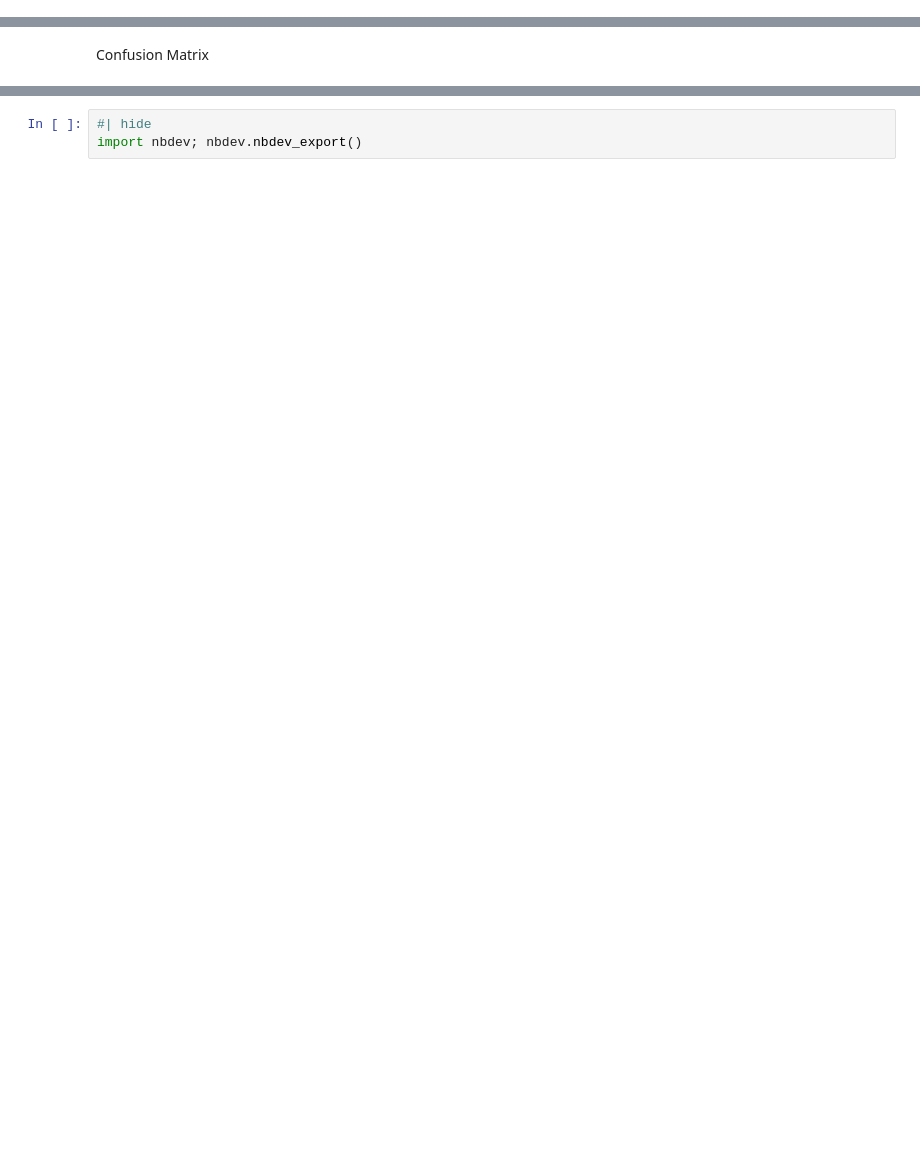
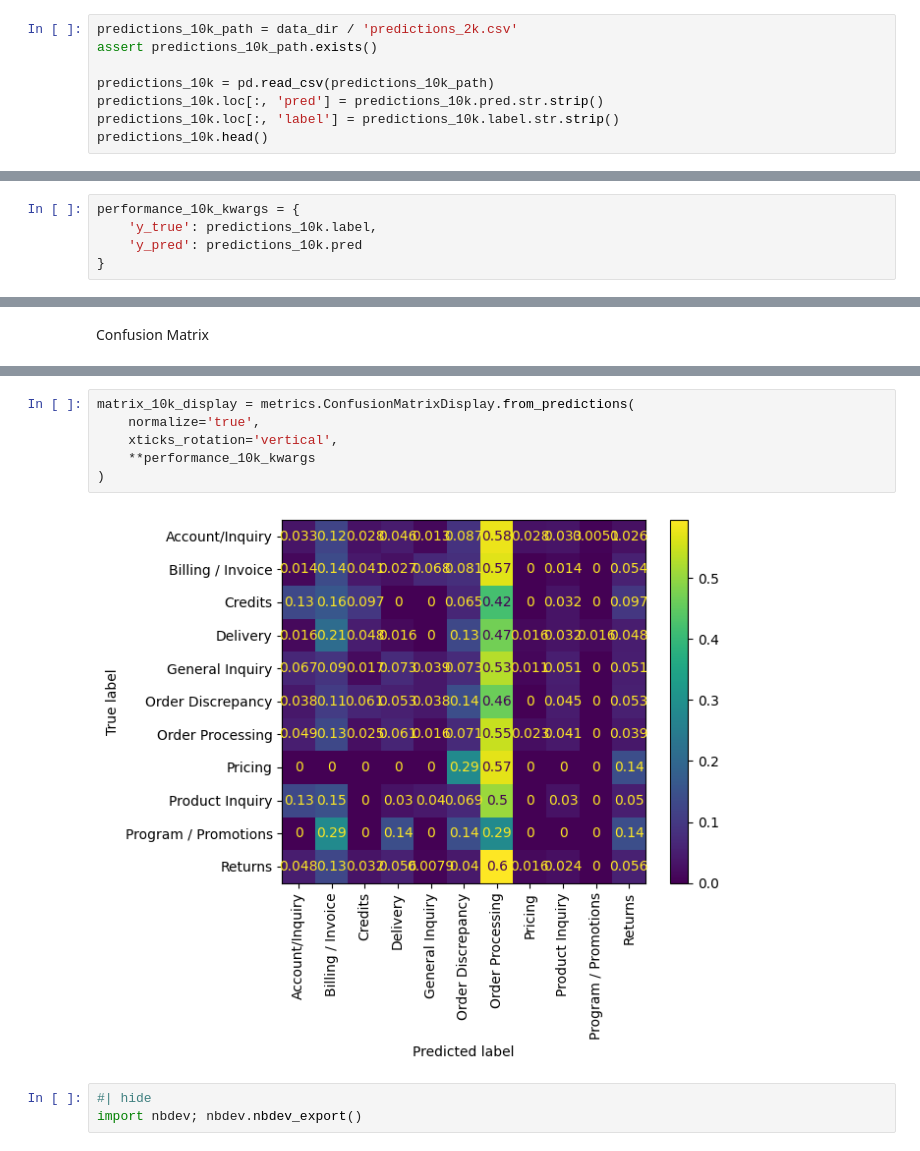
Before and after one commit to cah-jake-bergren/customer_service_email_classification, a Jupyter notebook: nbs/05_evaluate.ipynb, the cells around one changed output, grey strips where cells are left out. Drawn from its saved outputs; the diff is of its cells as text; blank space fills up the shorter version.

```diff
--- a/nbs/05_evaluate.ipynb
+++ b/nbs/05_evaluate.ipynb
@@ -13,3 +13,11 @@ import pandas as pd
 # %%
 data_dir = Path("../data")
 assert data_dir.exists()
+# %%
+predictions_10k_path = data_dir / 'predictions_2k.csv'
+assert predictions_10k_path.exists()
+
+predictions_10k = pd.read_csv(predictions_10k_path)
+predictions_10k.loc[:, 'pred'] = predictions_10k.pred.str.strip()
+predictions_10k.loc[:, 'label'] = predictions_10k.label.str.strip()
+predictions_10k.head()
@@ -16,3 +31,8 @@ assert data_dir.exists()
+# %%
+performance_10k_kwargs = {
+    'y_true': predictions_10k.label,
+    'y_pred': predictions_10k.pred
+}
 # %%
 sample_predictions_path = data_dir / 'sample_predictions.csv'
 assert sample_predictions_path.exists()
@@ -89,3 +139,11 @@ matrix_display = metrics.ConfusionMatrixDisplay.from_predictions(
+# %%
+matrix_10k_display = metrics.ConfusionMatrixDisplay.from_predictions(
+    normalize='true',
+    xticks_rotation='vertical',
+    **performance_10k_kwargs
+)
+# %% [output]
+[figure, added]
 # %%
 #| hide
 import nbdev; nbdev.nbdev_export()
```
Also changed, not shown: parts of 6 cells of this notebook, 10 other files.
